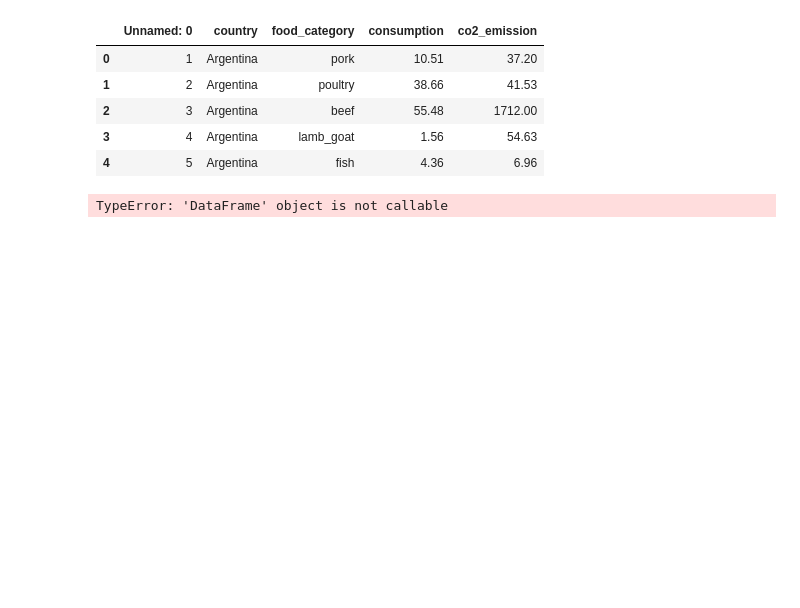
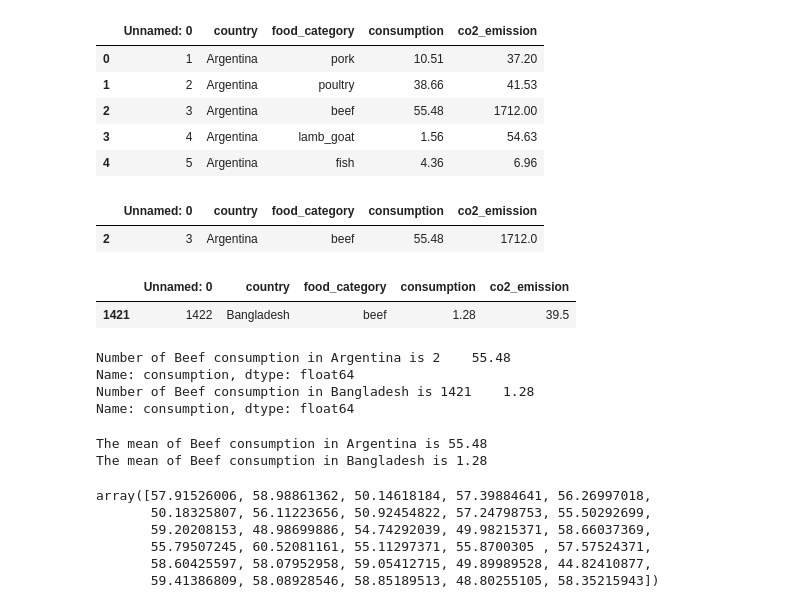
Before and after one commit to Osisami00/AI_Engr, a Jupyter notebook: Week_9/statistics_cosumption.ipynb, the cells around one changed output. Drawn from its saved outputs; the diff is of its cells as text; code cells hidden in the pictures; blank space fills up the shorter version.

```diff
--- a/Week_9/statistics_cosumption.ipynb
+++ b/Week_9/statistics_cosumption.ipynb
@@ -16,8 +22,17 @@ df.head()
 # %%
 # To find beef consumers in Argentina
 
 
-arg_beef_consumers = df([df["country"] == "Argentina"]) & df([df["food_category"] == "beef"])
+arg_beef_consumers = df[(df["country"] == "Argentina") & (df["food_category"] == "beef")]
 arg_beef_consumers
 # %% [output]
-TypeError: 'DataFrame' object is not callable
+|  | Unnamed: 0 | country | food_category | consumption | co2_emission |
+| 2 | 3 | Argentina | beef | 55.48 | 1712.0 |
+# %%
+# To find beef consumers in Bandladesh
+
+bang_beef_consumers = df[(df["country"]== "Bangladesh") & (df["food_category"] == "beef")]
+bang_beef_consumers
+# %% [output]
+|  | Unnamed: 0 | country | food_category | consumption | co2_emission |
+| 1421 | 1422 | Bangladesh | beef | 1.28 | 39.5 |
@@ -23,0 +43,30 @@ TypeError: 'DataFrame' object is not callable
+# %%
+print("Number of Beef consumption in Argentina is", arg_consumption)
+print("Number of Beef consumption in Bangladesh is", bang_consumption)
+# %% [output]
+Number of Beef consumption in Argentina is 2    55.48
+Name: consumption, dtype: float64
+Number of Beef consumption in Bangladesh is 1421    1.28
+Name: consumption, dtype: float64
+# %%
+# Finding the mean of the beef consumptions in the two countries
+
+
+mean_arg_consumption = arg_consumption.mean()
+mean_bang_consumption = bang_consumption.mean()
+
+print("The mean of Beef consumption in Argentina is", mean_arg_consumption)
+print("The mean of Beef consumption in Bangladesh is", mean_bang_consumption)
+# %% [output]
+The mean of Beef consumption in Argentina is 55.48
+The mean of Beef consumption in Bangladesh is 1.28
+# %%
+rg_beef_samples = np.random.normal(loc= mean_arg_consumption, scale=5, size=30)
+rg_beef_samples
+# %% [output]
+array([57.91526006, 58.98861362, 50.14618184, 57.39884641, 56.26997018,
+       50.18325807, 56.11223656, 50.92454822, 57.24798753, 55.50292699,
+       59.20208153, 48.98699886, 54.74292039, 49.98215371, 58.66037369,
+       55.79507245, 60.52081161, 55.11297371, 55.8700305 , 57.57524371,
+       58.60425597, 58.07952958, 59.05412715, 49.89989528, 44.82410877,
+       59.41386809, 58.08928546, 58.85189513, 48.80255105, 58.35215943])
```
Also changed, not shown: parts of 5 cells of this notebook, 1 other file.
